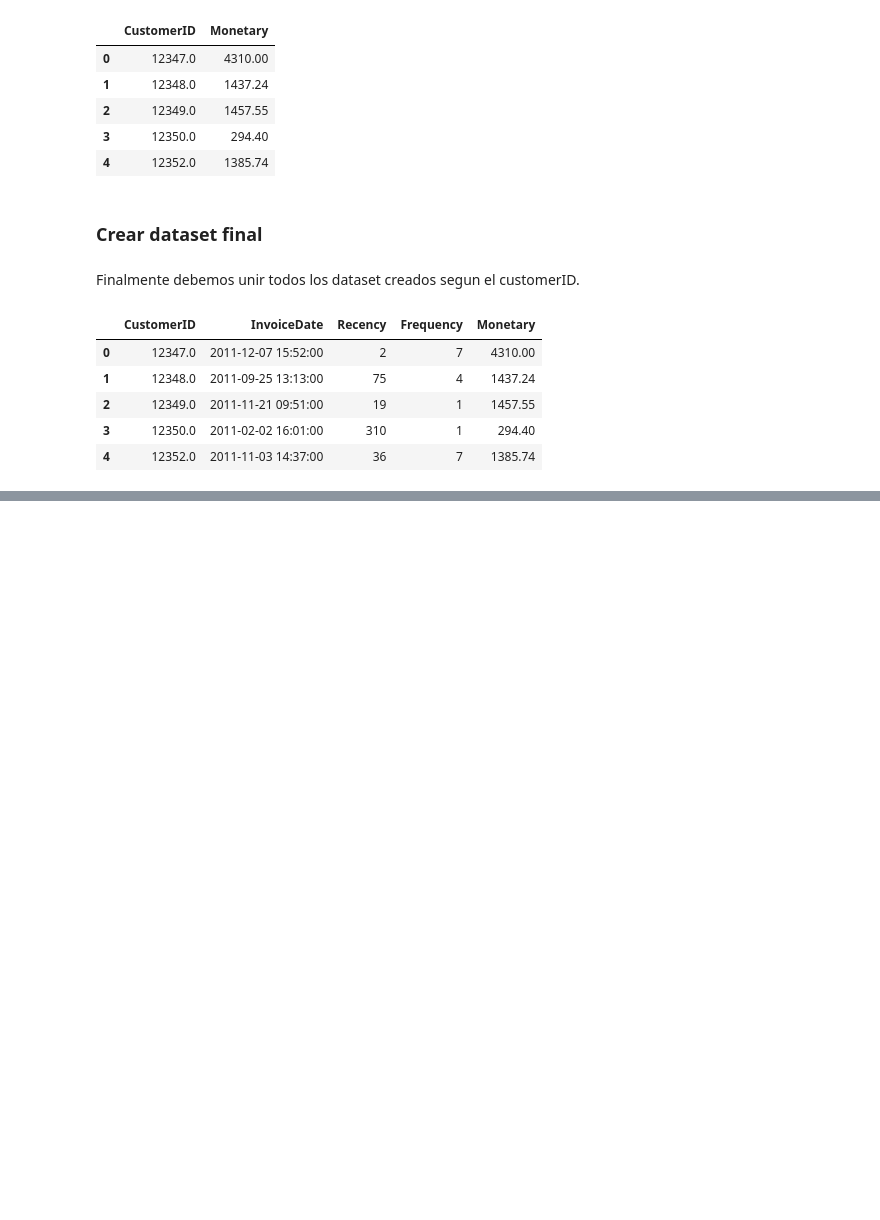
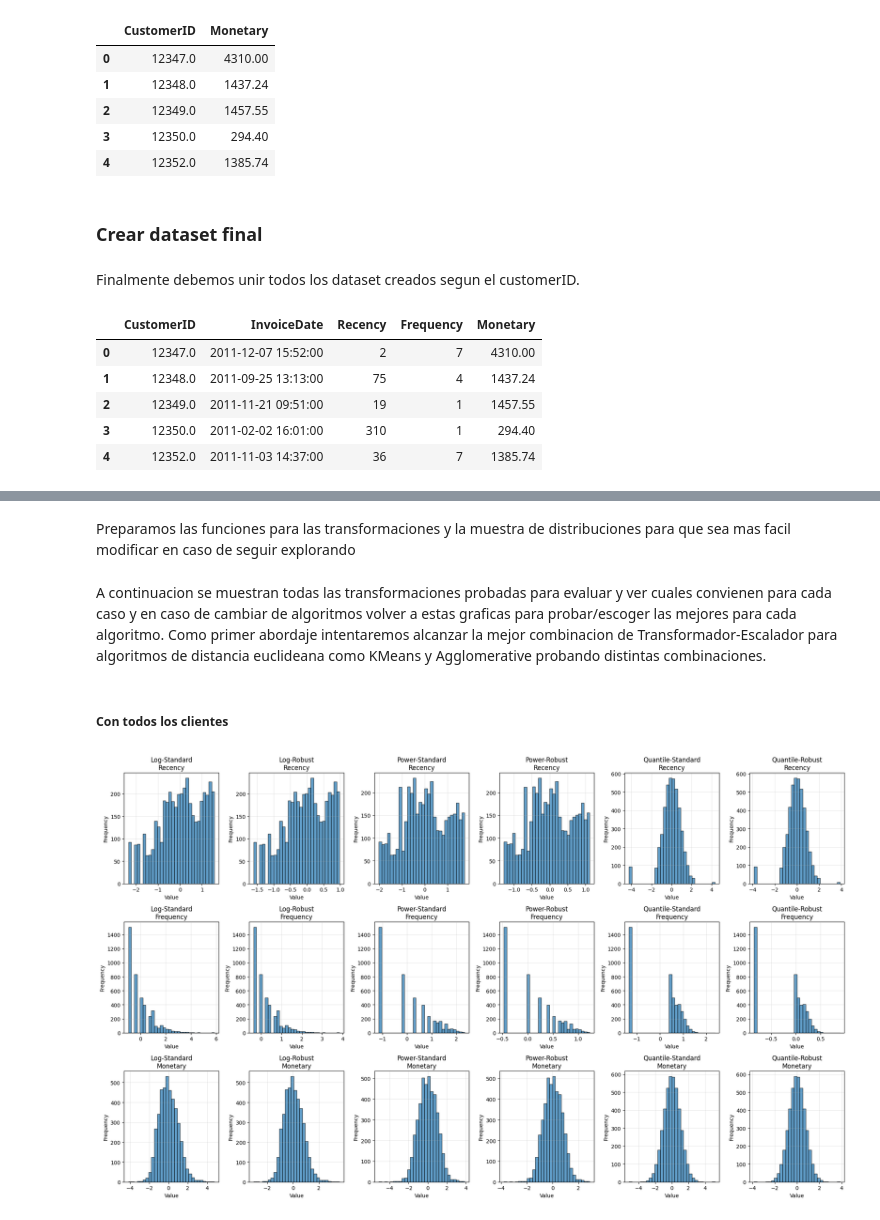
Before and after one commit to PulidoLuciano/RetailClustering, a Jupyter notebook: RetailClustering/notebooks/raw_visualization.ipynb, the cells around one changed output, grey strips where cells are left out. Saved outputs shown, nothing was run; the diff lists cells and outputs as text; code cells hidden in the pictures; blank space fills up the shorter version.

Commit message:
Bivariado, transformations and other analysis.

```diff
--- a/RetailClustering/notebooks/raw_visualization.ipynb
+++ b/RetailClustering/notebooks/raw_visualization.ipynb
@@ -545,0 +668,7 @@ rfm_df.head()
+# %%
+clients_df = rfm_df.copy()
+clients_df['Is_VIP'] = (clients_df['Frequency'] >= 40) | (clients_df['Monetary'] >= 25000) # Notese el OR
+# %% [markdown]
+Preparamos las funciones para las transformaciones y la muestra de distribuciones para que sea mas facil modificar en caso de seguir explorando
+# %% [markdown]
+A continuacion se muestran todas las transformaciones probadas para evaluar y ver cuales convienen para cada caso y en caso de cambiar de algoritmos volver a estas graficas para probar/escoger las mejores para cada algoritmo. Como primer abordaje intentaremos alcanzar la mejor combinacion de Transformador-Escalador para algoritmos de distancia euclideana como KMeans y Agglomerative probando distintas combinaciones.
@@ -545,0 +758,8 @@ rfm_df.head()
+# %% [markdown]
+##### Con todos los clientes
+# %%
+transformations_dict = apply_transformations(clients_df[['Recency', 'Frequency', 'Monetary']])
+
+plot_distributions(transformations_dict, figsize=(20, 12))
+# %% [output]
+[figure, added]
```
Also changed, not shown: parts of 24 cells of this notebook.
